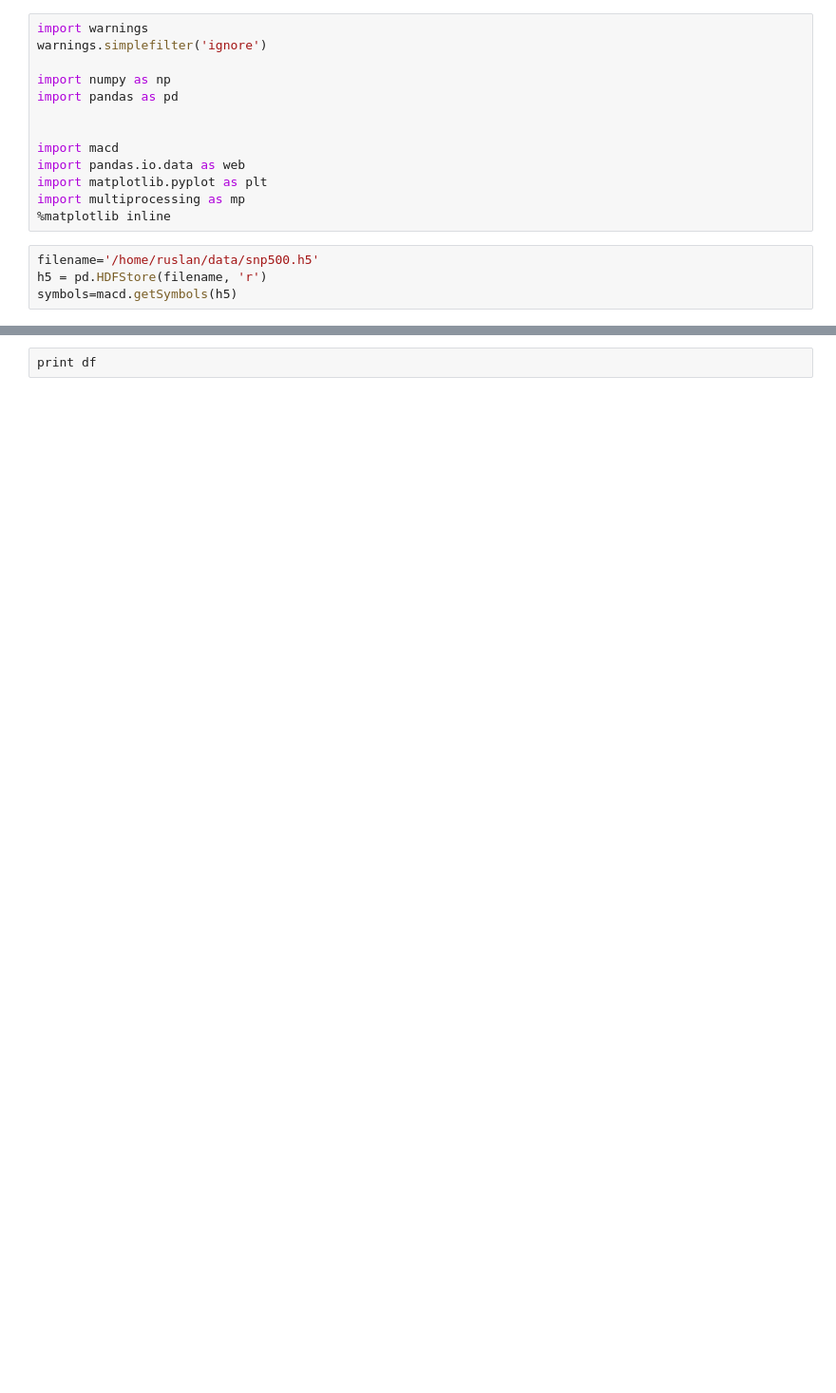
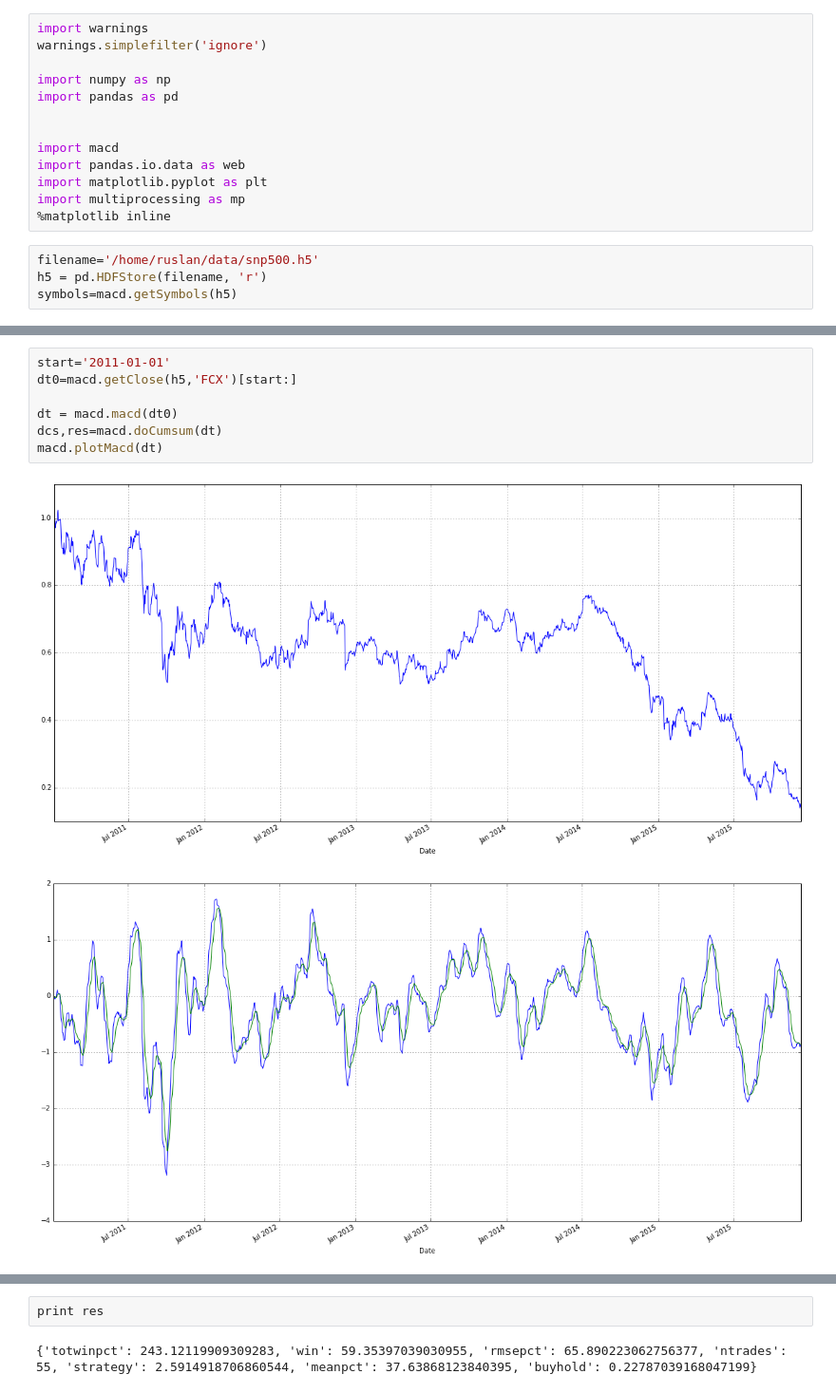
Before and after one commit to portfolioscout/py4fi, a Jupyter notebook: ipython/macdtestfile.ipynb, the cells around one changed output, grey strips where cells are left out. Shown at 95% size. Cells and saved outputs as stored; diff of their text form; blank space fills up the shorter version.

Commit message:
macd

```diff
--- a/ipython/macdtestfile.ipynb
+++ b/ipython/macdtestfile.ipynb
@@ -41,0 +77,10 @@ ValueError: cannot reindex from a duplicate axis
+# %%
+start='2011-01-01'
+dt0=macd.getClose(h5,'FCX')[start:]
+
+dt = macd.macd(dt0)
+dcs,res=macd.doCumsum(dt)
+macd.plotMacd(dt)
+# %% [output]
+[figure, added]
+[figure, added]
@@ -42,2 +89,4 @@ ValueError: cannot reindex from a duplicate axis
 # %%
-print df
+print res
+# %% [output]
+{'totwinpct': 243.12119909309283, 'win': 59.35397039030955, 'rmsepct': 65.890223062756377, 'ntrades': 55, 'strategy': 2.5914918706860544, 'meanpct': 37.63868123840395, 'buyhold': 0.22787039168047199}
```
Also changed, not shown: parts of 8 cells of this notebook, 1 other file.
